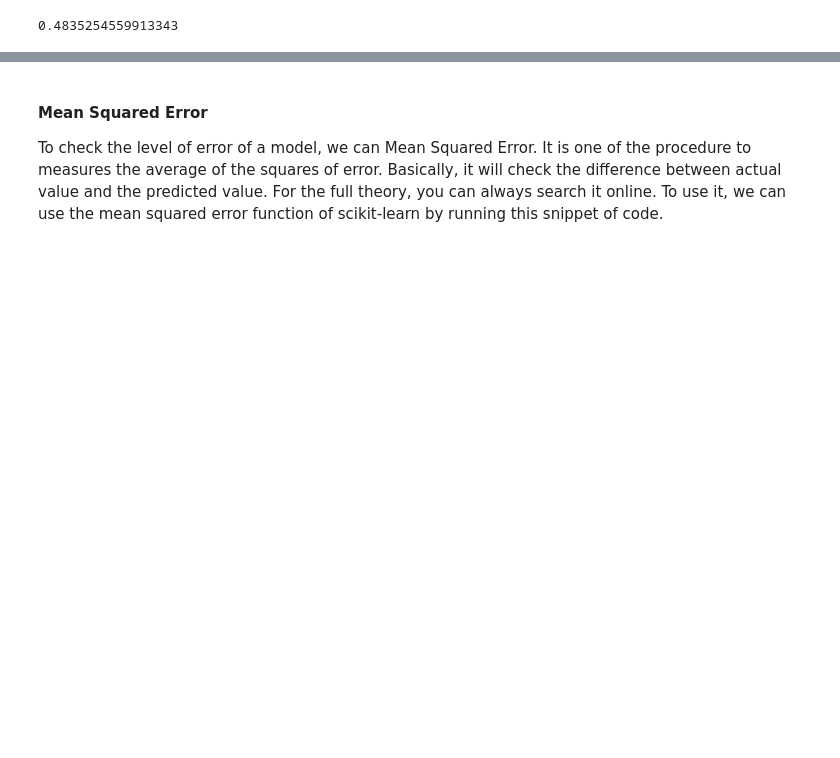
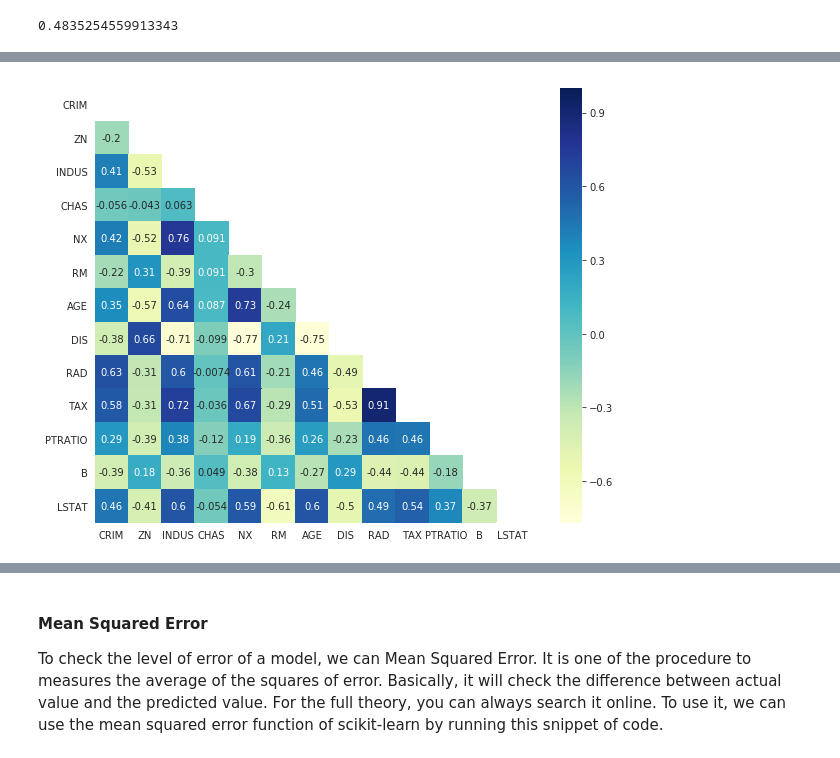
Before and after one commit to brukeg/notebooks, a Jupyter notebook: in-progress/supervised-learning-predicting-home-prices-boston.ipynb, the cells around one changed output, grey strips where cells are left out. Saved outputs shown, nothing was run; the diff lists cells and outputs as text; code cells hidden in the pictures; blank space fills up the shorter version.

```diff
--- a/in-progress/supervised-learning-predicting-home-prices-boston.ipynb
+++ b/in-progress/supervised-learning-predicting-home-prices-boston.ipynb
@@ -157,0 +144,23 @@ I'll try visualing the regression model next.
+# %%
+# Create a dataframe that doesn't contain the target variable, MEDV
+features = df.drop("MEDV", axis=1)
+
+# Create a correlation object of features
+corr = features.corr()
+# %%
+# Plot the feature correlations object
+mask = np.zeros_like(corr)
+mask[np.triu_indices_from(mask)] = True
+
+with sns.axes_style("white"):
+    fig, ax = plt.subplots(figsize=(11, 8));
+
+    sns.heatmap(
+        corr,
+        ax=ax,
+        annot=True,
+        mask=mask,
+        square=True,
+        cmap='YlGnBu')
+# %% [output]
+[figure, added]
```
Also changed, not shown: parts of 29 cells of this notebook.
